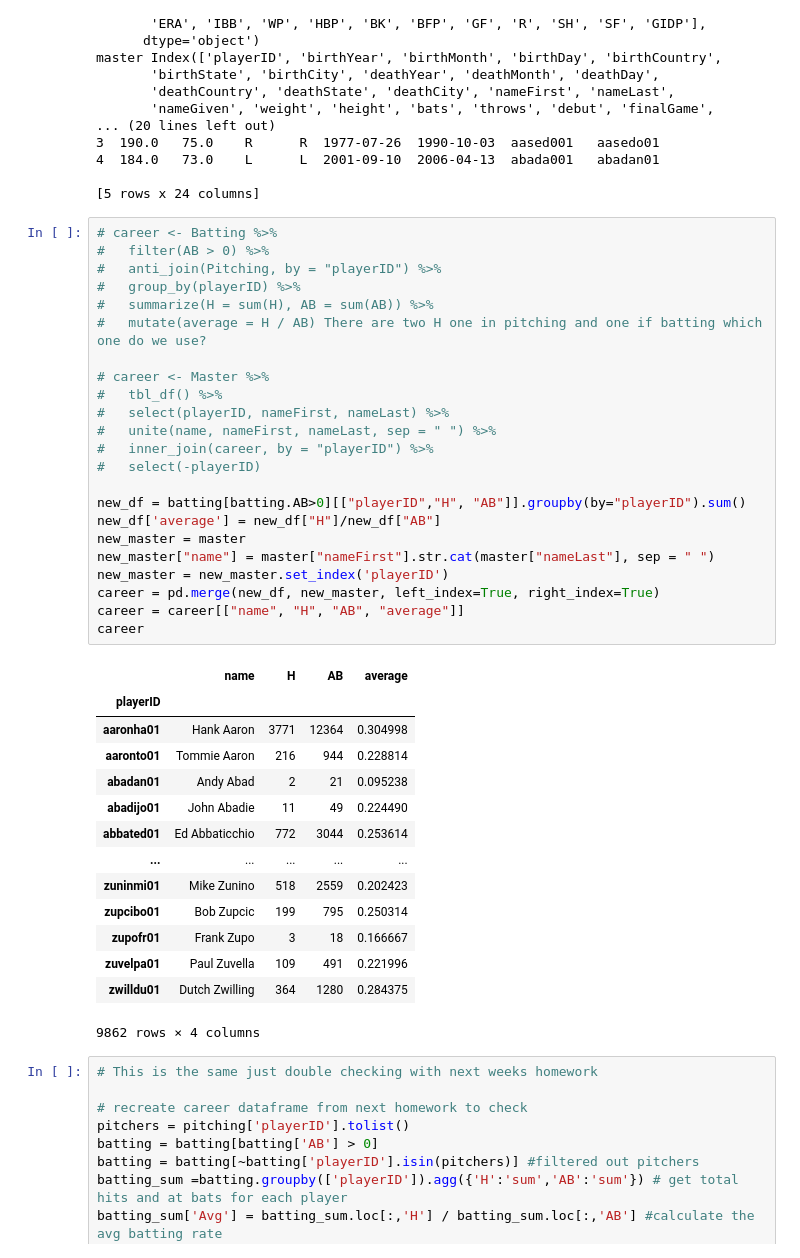
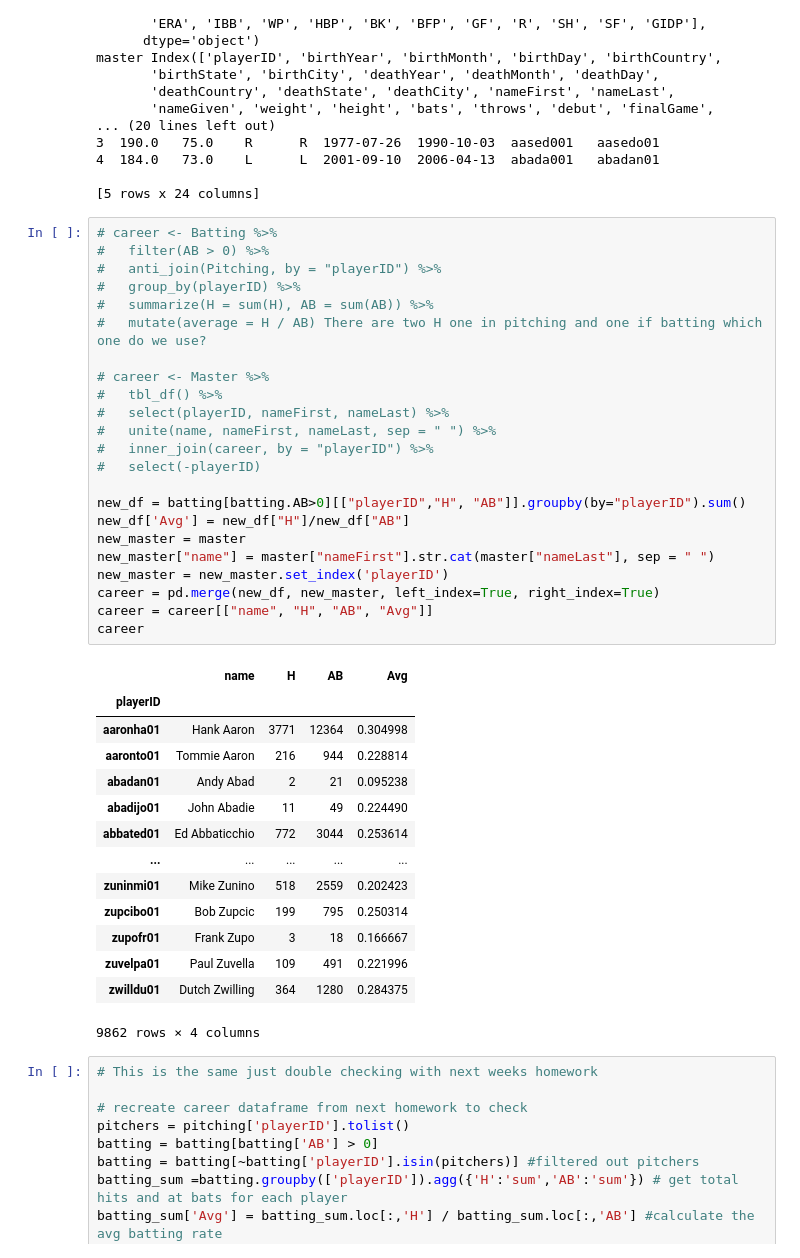
Before and after one commit to thernandezcolon/dsa-2022, a Jupyter notebook: Week_5/Week5_Statistical_Inference_With_Python_Homework.ipynb, the cells around one changed output. Cells and saved outputs as stored; diff of their text form.

```diff
--- a/Week_5/Week5_Statistical_Inference_With_Python_Homework.ipynb
+++ b/Week_5/Week5_Statistical_Inference_With_Python_Homework.ipynb
@@ -240,28 +219,28 @@ master Index(['playerID', 'birthYear', 'birthMonth', 'birthDay', 'birthCountry',
 # %%
 # career <- Batting %>%
 #   filter(AB > 0) %>%
 #   anti_join(Pitching, by = "playerID") %>%
 #   group_by(playerID) %>%
 #   summarize(H = sum(H), AB = sum(AB)) %>%
 #   mutate(average = H / AB) There are two H one in pitching and one if batting which one do we use?
 
 # career <- Master %>%
 #   tbl_df() %>%
 #   select(playerID, nameFirst, nameLast) %>%
 #   unite(name, nameFirst, nameLast, sep = " ") %>%
 #   inner_join(career, by = "playerID") %>%
 #   select(-playerID)
 
 new_df = batting[batting.AB>0][["playerID","H", "AB"]].groupby(by="playerID").sum()
-new_df['average'] = new_df["H"]/new_df["AB"]
+new_df['Avg'] = new_df["H"]/new_df["AB"]
 new_master = master
 new_master["name"] = master["nameFirst"].str.cat(master["nameLast"], sep = " ")
 new_master = new_master.set_index('playerID')
 career = pd.merge(new_df, new_master, left_index=True, right_index=True)
-career = career[["name", "H", "AB", "average"]]
+career = career[["name", "H", "AB", "Avg"]]
 career
 # %% [output]
-|  | name | H | AB | average |
+|  | name | H | AB | Avg |
 | playerID |  |  |  |  |
 | aaronha01 | Hank Aaron | 3771 | 12364 | 0.304998 |
 | aaronto01 | Tommie Aaron | 216 | 944 | 0.228814 |
```
Also changed, not shown: parts of 15 cells of this notebook, 2 other files.
